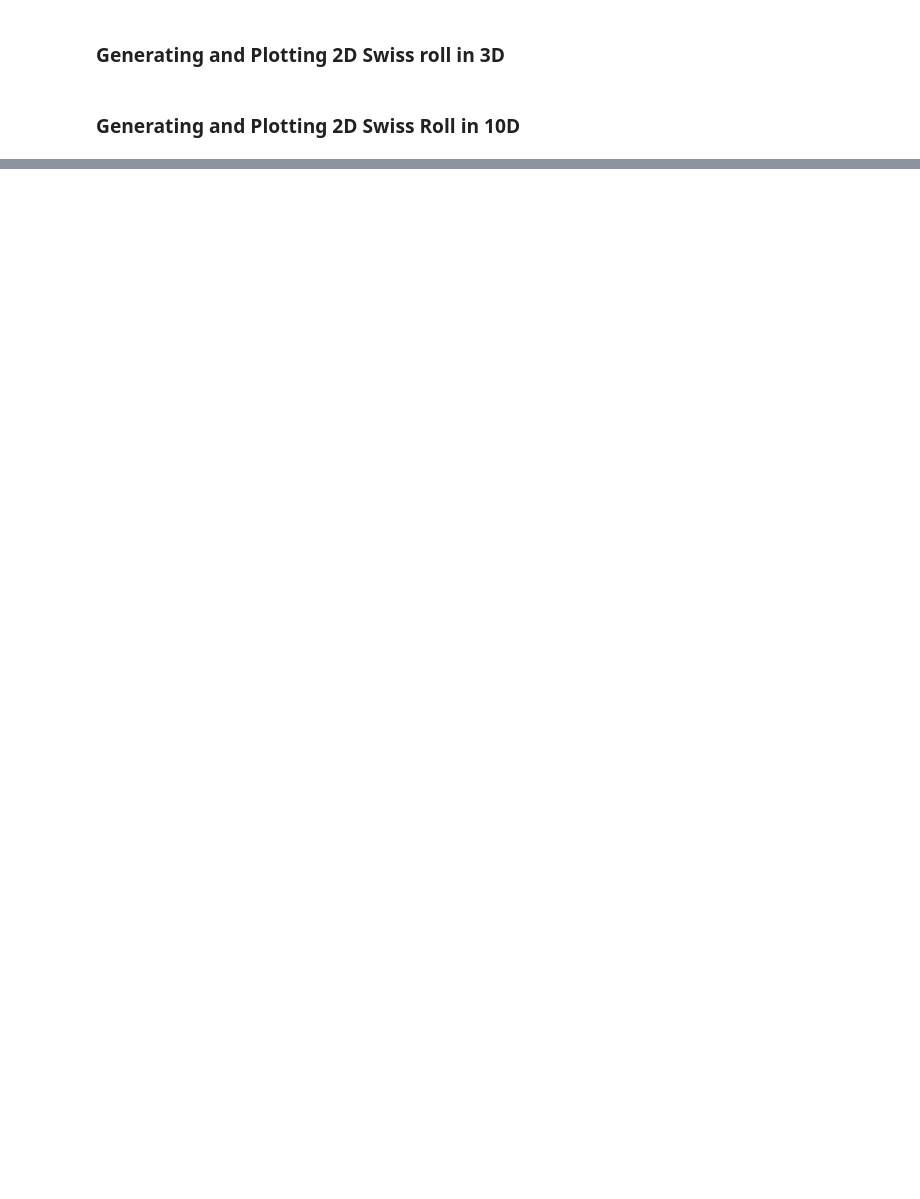
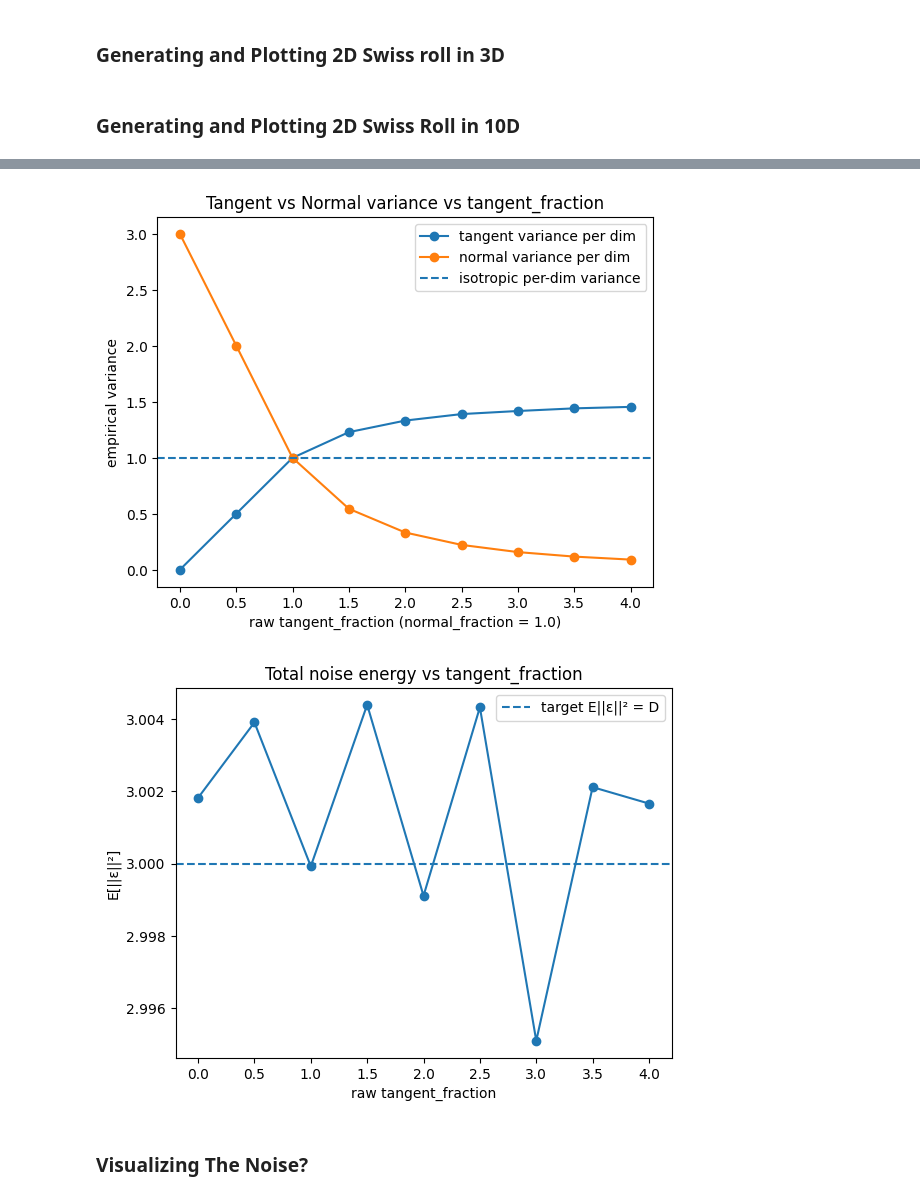
Before and after one commit to Nicky-2000/manifold-aware-diffusion, a Jupyter notebook: testing.ipynb, the cells around one changed output, grey strips where cells are left out. Drawn from its saved outputs; the diff is of its cells as text; code cells hidden in the pictures; blank space fills up the shorter version.

```diff
--- a/testing.ipynb
+++ b/testing.ipynb
@@ -231,0 +263,13 @@ plt.show()
+# %%
+def build_exp(tangent_fraction, normal_fraction, mixed_noise=True):
+    return DiffusionExperiment(
+        X=X,
+        local_frames=frames,
+        tangent_fraction=tangent_fraction,
+        normal_fraction=normal_fraction,
+        mixed_noise=mixed_noise,
+        num_timesteps=1000,
+        batch_size=128,
+        lr=1e-3,
+        device=device,
+    )
@@ -231,0 +315,11 @@ plt.show()
+# %%
+ratios = np.linspace(0.0, 4.0, 9)
+results = []
+
+for r in ratios:
+    print(f"Measuring for tangent_fraction={r}, normal_fraction=1.0")
+    exp = build_exp(tangent_fraction=float(r), normal_fraction=1.0, mixed_noise=True)
+    var_tan, var_norm, mean_norm_sq = measure_anisotropy(exp)
+    results.append((r, var_tan, var_norm, mean_norm_sq))
+
+results = np.array(results)  # shape (9, 4)
@@ -231,0 +336,24 @@ plt.show()
+# %%
+plt.figure()
+plt.plot(results[:, 0], results[:, 1], marker='o', label='tangent variance per dim')
+plt.plot(results[:, 0], results[:, 2], marker='o', label='normal variance per dim')
+plt.axhline(1.0, linestyle='--', label='isotropic per-dim variance')
+plt.xlabel("raw tangent_fraction (normal_fraction = 1.0)")
+plt.ylabel("empirical variance")
+plt.legend()
+plt.title("Tangent vs Normal variance vs tangent_fraction")
+plt.show()
+
+plt.figure()
+plt.plot(results[:, 0], results[:, 3], marker='o')
+plt.axhline(X.shape[1], linestyle='--', label='target E||ε||² = D')
+plt.xlabel("raw tangent_fraction")
+plt.ylabel("E[||ε||²]")
+plt.legend()
+plt.title("Total noise energy vs tangent_fraction")
+plt.show()
+# %% [output]
+[figure, added]
+[figure, added]
+# %% [markdown]
+### Visualizing The Noise?
```
Also changed, not shown: parts of 10 cells of this notebook, 26 other files.
